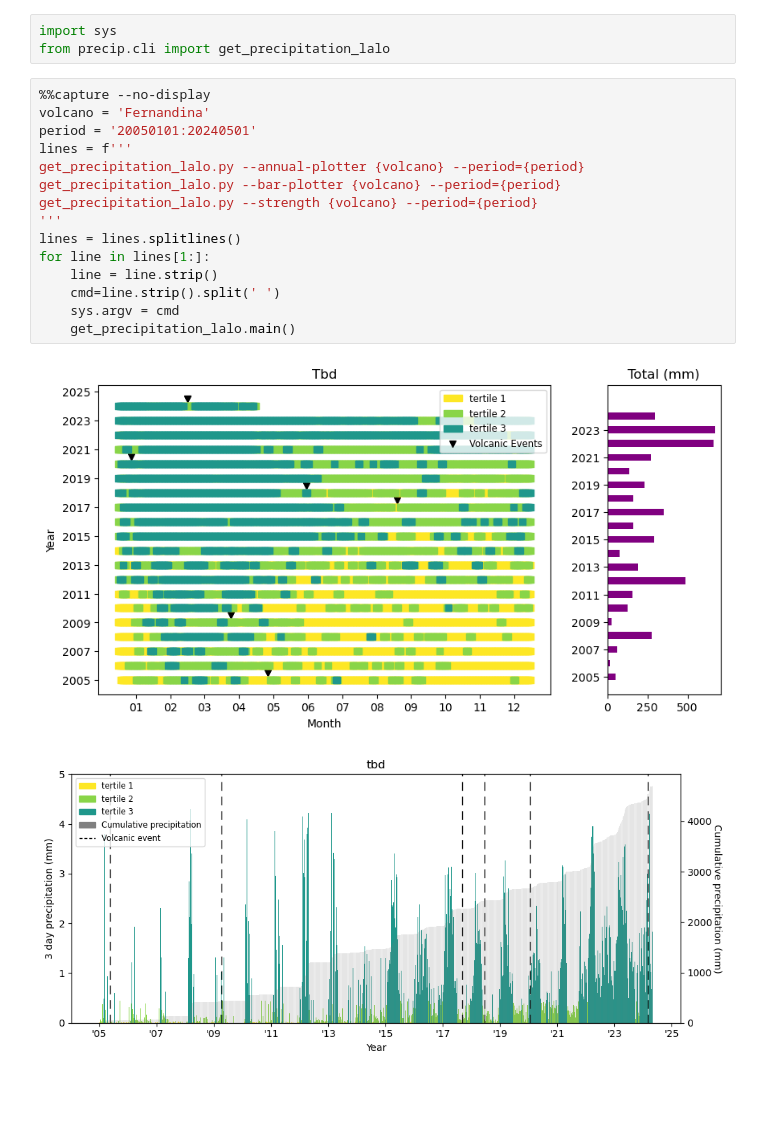
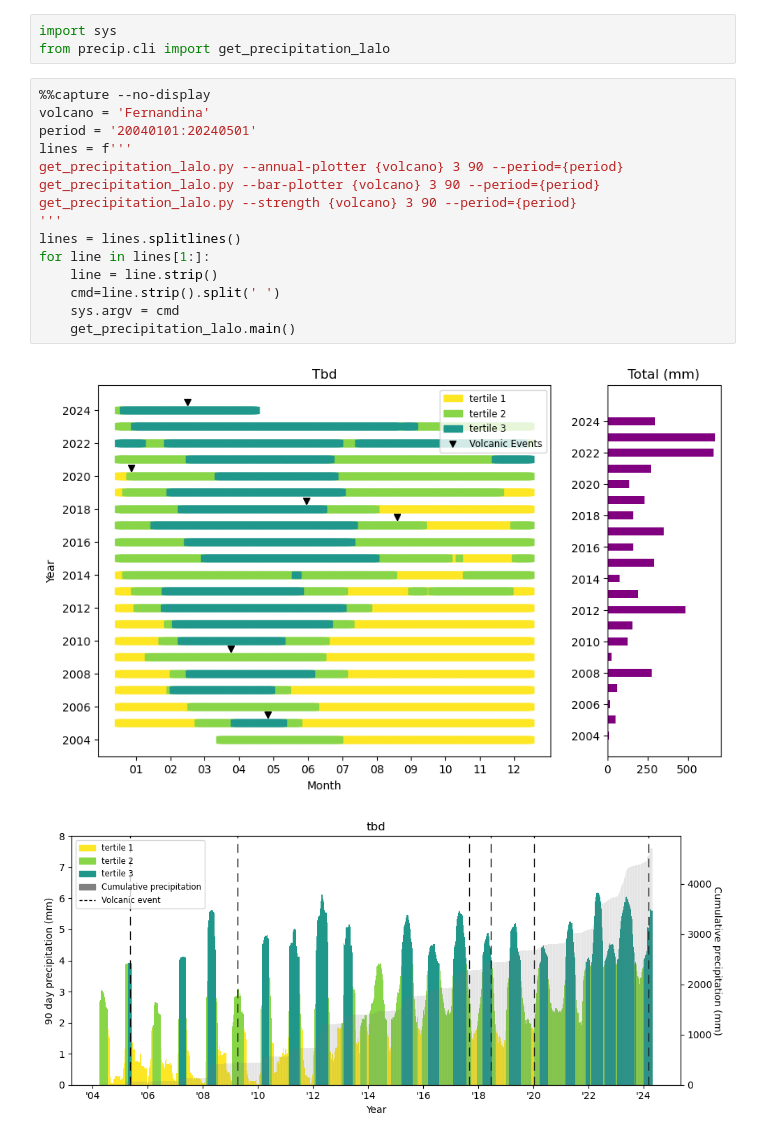
Before and after one commit to geodesymiami/PlotData-notebooks, a Jupyter notebook: Fernandina.ipynb, the cells around one changed output. Cells and saved outputs as stored; diff of their text form; blank space fills up the shorter version.

```diff
--- a/Galapagos.ipynb
+++ b/Fernandina.ipynb
@@ -97,18 +97,18 @@ from precip.cli import get_precipitation_lalo
 # %%
 %%capture --no-display
 volcano = 'Fernandina'
-period = '20050101:20240501'
+period = '20040101:20240501'
 lines = f'''
-get_precipitation_lalo.py --annual-plotter {volcano} --period={period}
-get_precipitation_lalo.py --bar-plotter {volcano} --period={period}
-get_precipitation_lalo.py --strength {volcano} --period={period}
+get_precipitation_lalo.py --annual-plotter {volcano} 3 90 --period={period}
+get_precipitation_lalo.py --bar-plotter {volcano} 3 90 --period={period}
+get_precipitation_lalo.py --strength {volcano} 3 90 --period={period}
 '''
 lines = lines.splitlines()
 for line in lines[1:]:
     line = line.strip()
     cmd=line.strip().split(' ')
     sys.argv = cmd
     get_precipitation_lalo.main()
 # %% [output]
-[figure, old version]
+[figure, new version]
-[figure, old version]
+[figure, new version]
```
Also changed, not shown: parts of 1 cell of this notebook, 2 other files.
